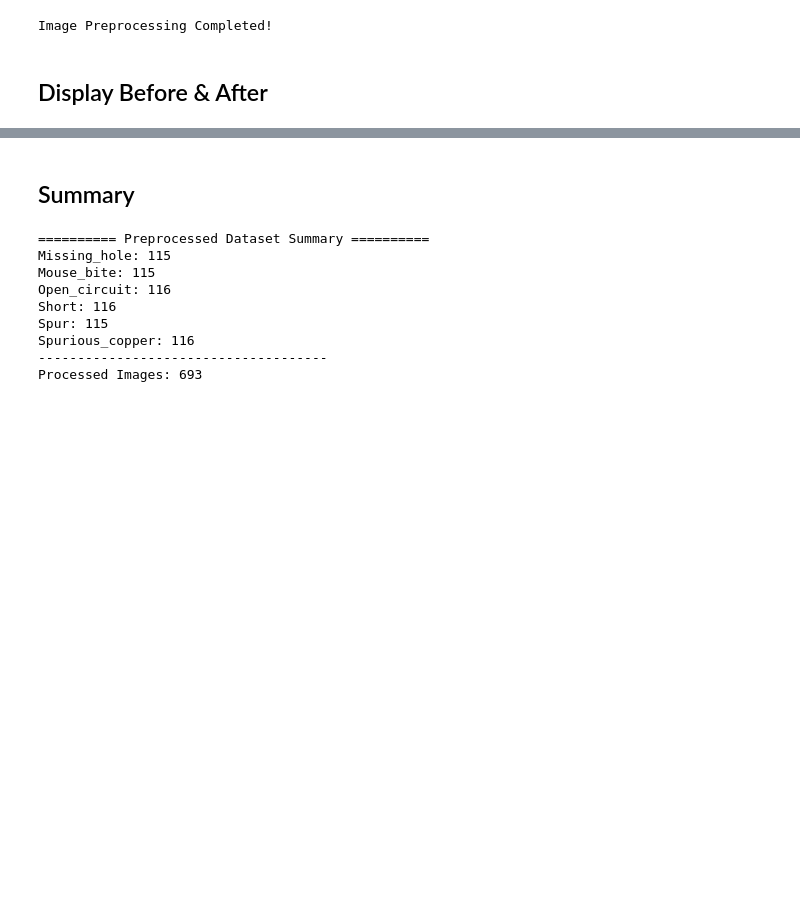
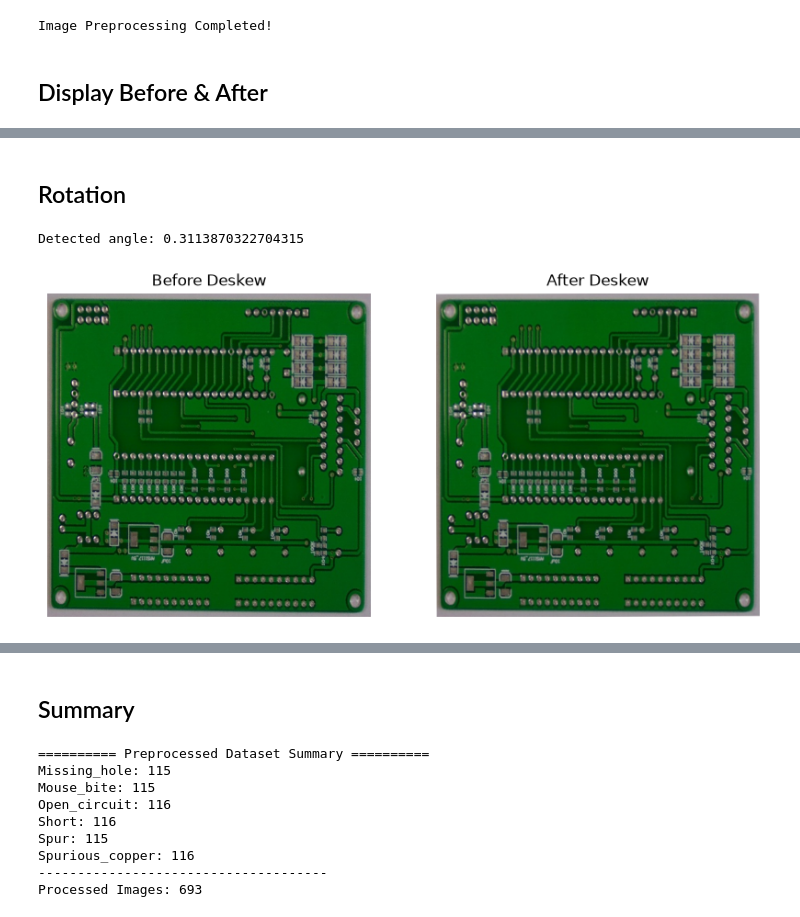
Before and after one commit to AlexHong04/Image-Processing, a Jupyter notebook: Student1-Image Acquisition & Pre-processing/ImagePreprocessing.ipynb, the cells around one changed output, grey strips where cells are left out. Saved outputs shown, nothing was run; the diff lists cells and outputs as text; code cells hidden in the pictures; blank space fills up the shorter version.

```diff
--- a/Student1-Image Acquisition & Pre-processing/ImagePreprocessing.ipynb
+++ b/Student1-Image Acquisition & Pre-processing/ImagePreprocessing.ipynb
@@ -172,0 +173,64 @@ True
+# %% [markdown]
+## Rotation
+# %%
+
+
+gray = cv2.cvtColor(original, cv2.COLOR_RGB2GRAY)
+
+# threshold
+_, thresh = cv2.threshold(
+    gray,
+    0,
+    255,
+    cv2.THRESH_BINARY_INV + cv2.THRESH_OTSU
+)
+
+coords = np.column_stack(np.where(thresh > 0))
+
+angle = cv2.minAreaRect(coords)[-1]
+
+
+if angle < -45:
+    angle = -(90 + angle)
+else:
+    angle = -angle
+
+
+print("Detected angle:", angle)
+
+
+# rotate correction
+(h,w) = original.shape[:2]
+center = (w//2,h//2)
+
+M = cv2.getRotationMatrix2D(
+    center,
+    angle,
+    1.0
+)
+
+corrected = cv2.warpAffine(
+    original,
+    M,
+    (w,h),
+    borderValue=(255,255,255)
+)
+
+
+plt.figure(figsize=(10,5))
+
+plt.subplot(1,2,1)
+plt.imshow(original)
+plt.title("Before Deskew")
+plt.axis("off")
+
+
+plt.subplot(1,2,2)
+plt.imshow(corrected)
+plt.title("After Deskew")
+plt.axis("off")
+
+plt.show()
+# %% [output]
+Detected angle: 0.3113870322704315
+[figure, added]
```
Also changed, not shown: parts of 6 cells of this notebook, 2 other files.
